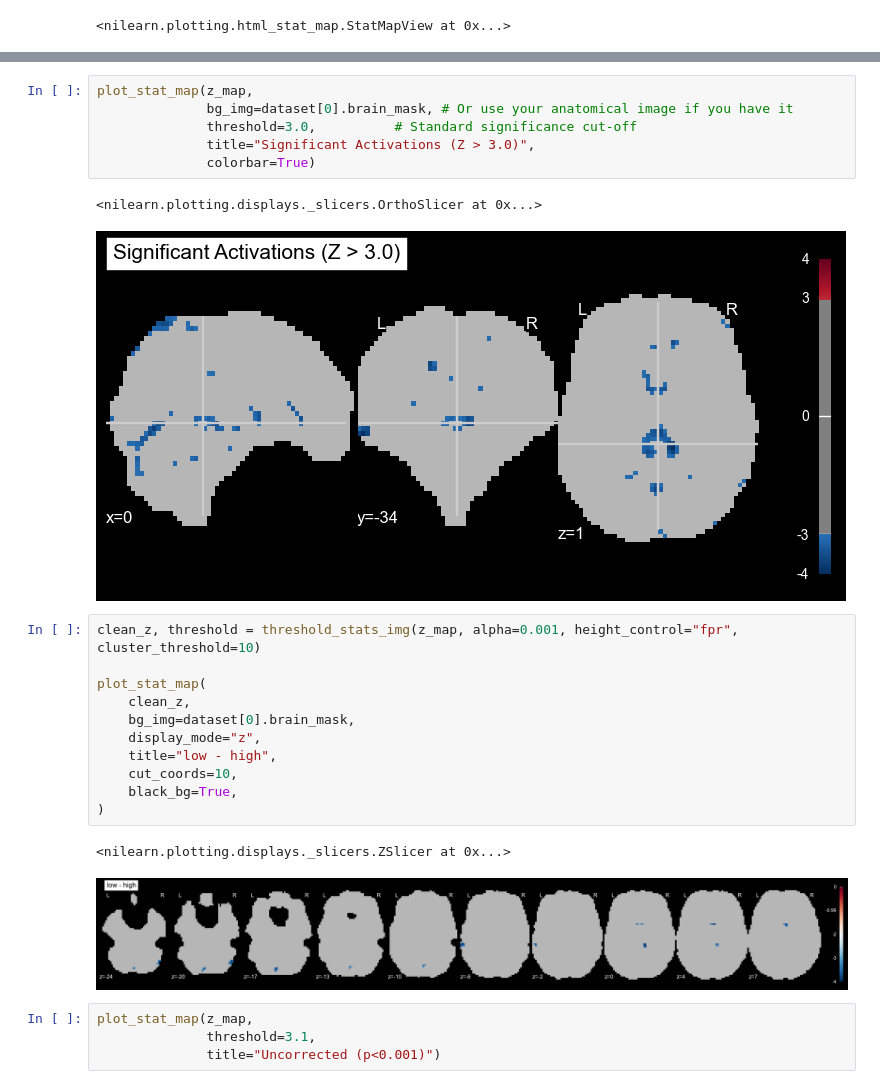
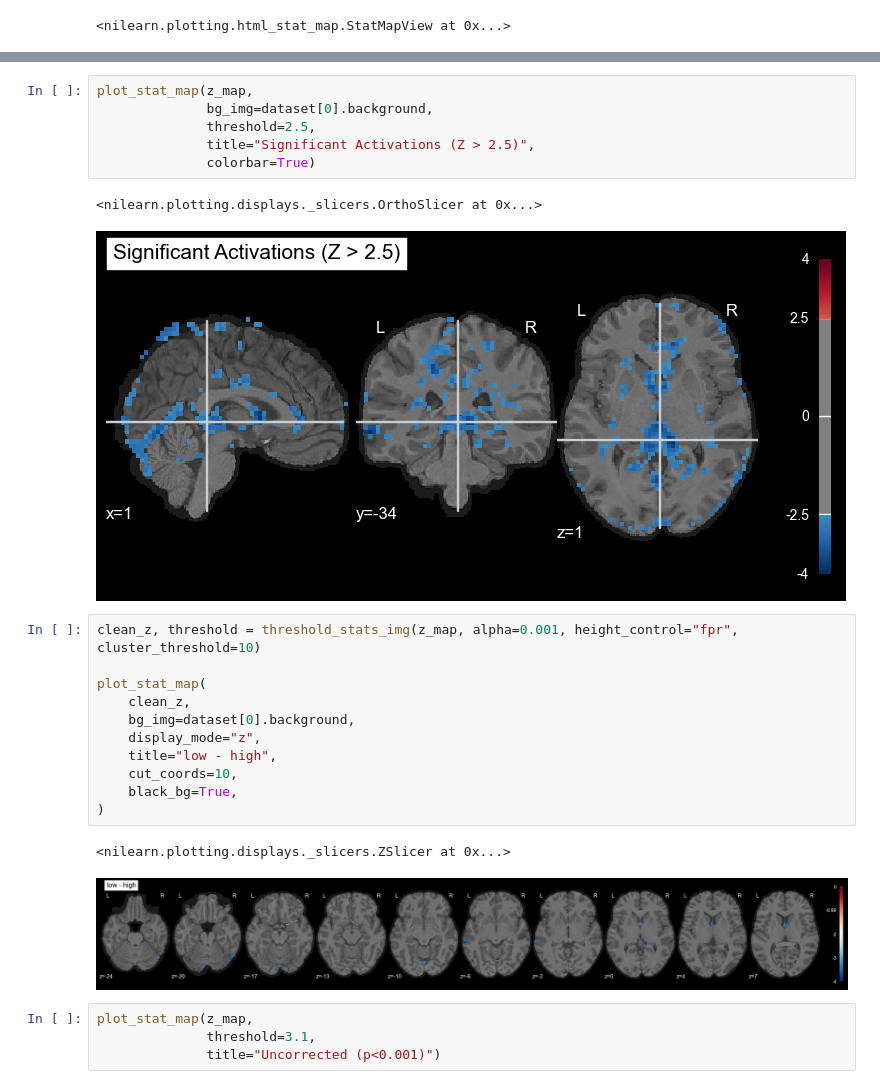
Before and after one commit to mducat/scz_familiarity_fMRI_ML, a Jupyter notebook: mri_single_subject.ipynb, the cells around one changed output, grey strips where cells are left out. Saved outputs shown, nothing was run; the diff lists cells and outputs as text.

```diff
--- a/mri_single_subject.ipynb
+++ b/mri_single_subject.ipynb
@@ -280,27 +275,27 @@ Min: 0.0
 Max: 3.9676002108817214
 # %%
 plot_stat_map(z_map,
-              bg_img=dataset[0].brain_mask, # Or use your anatomical image if you have it
-              threshold=3.0,          # Standard significance cut-off
-              title="Significant Activations (Z > 3.0)",
+              bg_img=dataset[0].background,
+              threshold=2.5,
+              title="Significant Activations (Z > 2.5)",
               colorbar=True)
 # %% [output]
 <nilearn.plotting.displays._slicers.OrthoSlicer at 0x...>
-[figure, old version]
+[figure, new version]
 # %%
 clean_z, threshold = threshold_stats_img(z_map, alpha=0.001, height_control="fpr", cluster_threshold=10)
 
 plot_stat_map(
     clean_z,
-    bg_img=dataset[0].brain_mask,
+    bg_img=dataset[0].background,
     display_mode="z",
     title="low - high",
     cut_coords=10,
     black_bg=True,
 )
 # %% [output]
 <nilearn.plotting.displays._slicers.ZSlicer at 0x...>
-[figure, old version]
+[figure, new version]
 # %%
 plot_stat_map(z_map,
               threshold=3.1,
```
Also changed, not shown: parts of 5 cells of this notebook, 1 other file.
